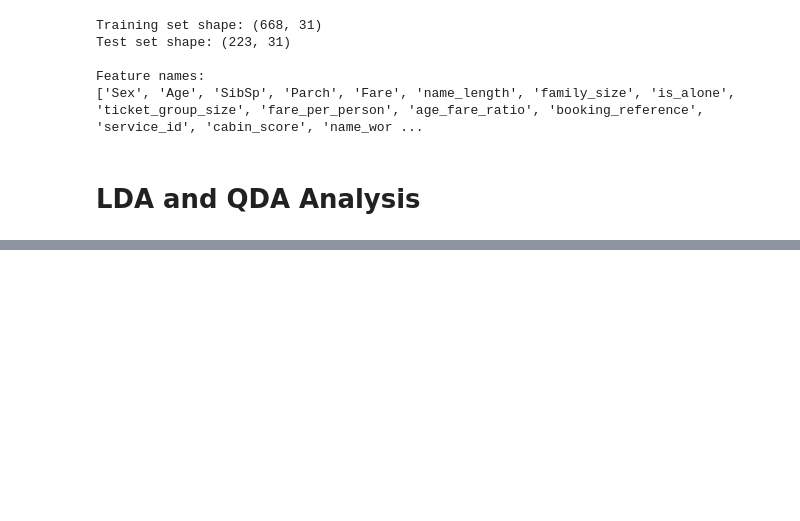
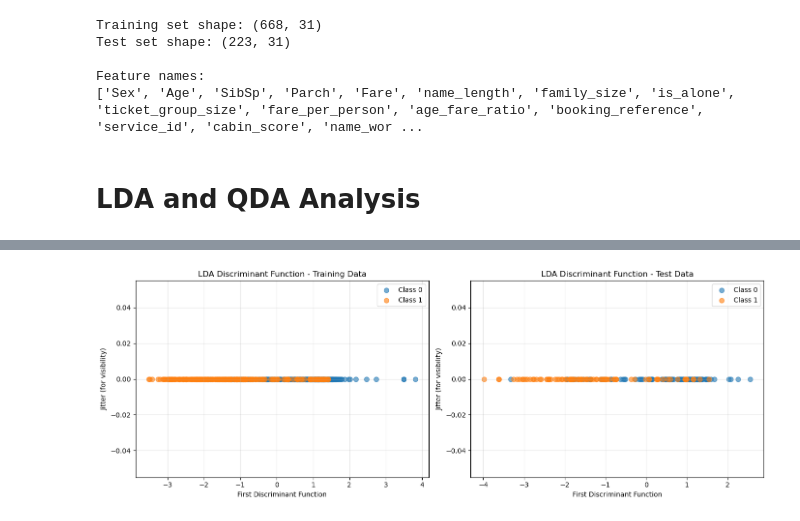
Before and after one commit to AequaIis/572Project, a Jupyter notebook: Preethi_Analysis.ipynb, the cells around one changed output, grey strips where cells are left out. Saved outputs shown, nothing was run; the diff lists cells and outputs as text; code cells hidden in the pictures; blank space fills up the shorter version.

```diff
--- a/Preethi_Analysis.ipynb
+++ b/Preethi_Analysis.ipynb
@@ -181,0 +444,42 @@ Feature names:
+# %%
+# LDA Discriminant Function Visualization
+# Project data onto the first discriminant axis
+lda_transform_train = lda.transform(X_train_scaled)
+lda_transform_test = lda.transform(X_test_scaled)
+
+fig, axes = plt.subplots(1, 2, figsize=(14, 5))
+
+# Training data
+for class_label in [0, 1]:
+    mask_train = y_train == class_label
+    axes[0].scatter(lda_transform_train[mask_train, 0],
+                   [0]*sum(mask_train),
+                   alpha=0.6,
+                   label=f'Class {class_label}',
+                   s=50)
+
+axes[0].set_xlabel('First Discriminant Function')
+axes[0].set_ylabel('Jitter (for visibility)')
+axes[0].set_title('LDA Discriminant Function - Training Data')
+axes[0].legend()
+axes[0].grid(alpha=0.3)
+
+# Test data
+for class_label in [0, 1]:
+    mask_test = y_test == class_label
+    axes[1].scatter(lda_transform_test[mask_test, 0],
+                   [0]*sum(mask_test),
+                   alpha=0.6,
+                   label=f'Class {class_label}',
+                   s=50)
+
+axes[1].set_xlabel('First Discriminant Function')
+axes[1].set_ylabel('Jitter (for visibility)')
+axes[1].set_title('LDA Discriminant Function - Test Data')
+axes[1].legend()
+axes[1].grid(alpha=0.3)
+
+plt.tight_layout()
+plt.show()
+# %% [output]
+[figure, added]
```
Also changed, not shown: parts of 12 cells of this notebook, 1 other file.
